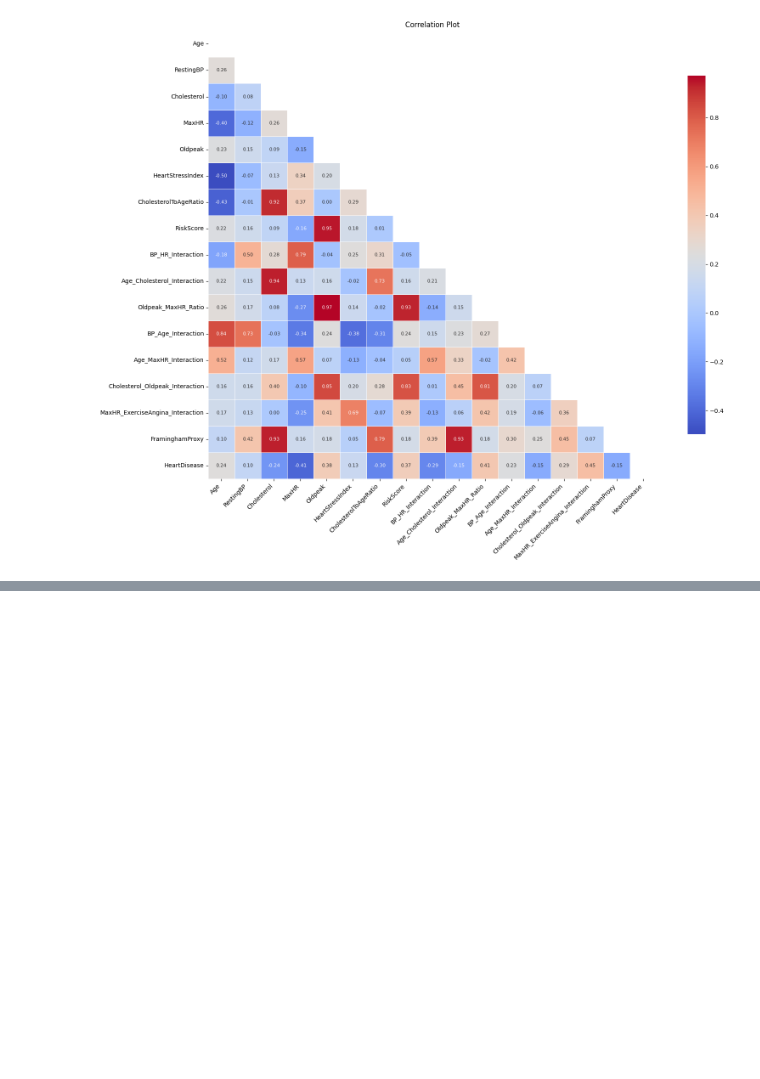
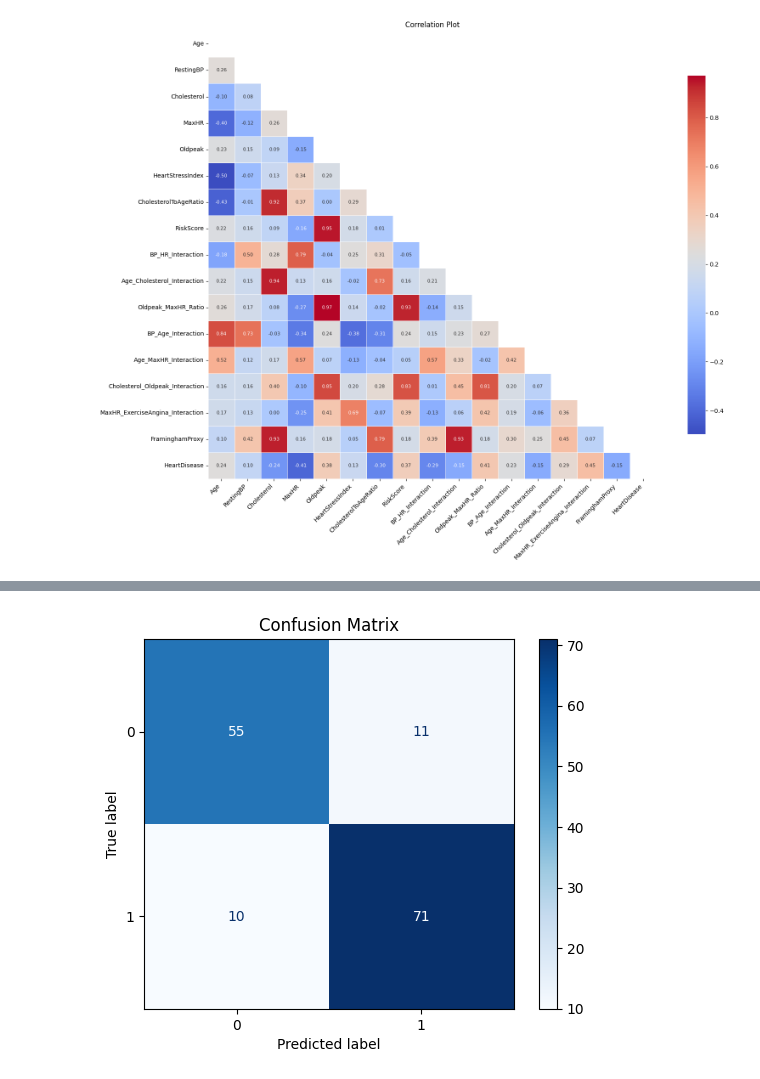
Before and after one commit to aghogho-dev/Heart-Disease-Prediction, a Jupyter notebook: heart-disease.ipynb, the cells around one changed output, grey strips where cells are left out. Drawn from its saved outputs; the diff is of its cells as text; code cells hidden in the pictures; blank space fills up the shorter version.

```diff
--- a/heart-disease.ipynb
+++ b/heart-disease.ipynb
@@ -443,7 +450,7 @@ from sklearn.svm import SVC
 X = df_train.drop(columns=['HeartDisease'])
 y = df_train['HeartDisease']
 
-X_train, X_test, y_train, y_test = train_test_split(X, y, test_size=0.2, random_state=42)
+X_train, X_val, y_train, y_val = train_test_split(X, y, test_size=0.2, stratify=y, random_state=42)
 
 models = {
     'Logistic Regression': LogisticRegression(max_iter=1000),
@@ -453,7 +460,9 @@ models = {
     'SVM': SVC(probability=True),
     'XGBoost': xgb.XGBClassifier(eval_metric='logloss'),
     'Gradient Boosting': GradientBoostingClassifier(),
-    'HistGradient Boosting': HistGradientBoostingClassifier()
+    'HistGradient Boosting': HistGradientBoostingClassifier(),
+    'AdaBoost': AdaBoostClassifier(),
+    'MLPClassifier': MLPClassifier(max_iter=1000)
 }
 
 imputer = SimpleImputer(strategy='constant', fill_value=0)
@@ -470,12 +479,12 @@ for name, model in models.items():
     ])
 
     pipe.fit(X_train, y_train)
-    y_pred = pipe.predict(X_test)
-    y_proba = pipe.predict_proba(X_test)[:, 1]
+    y_pred = pipe.predict(X_val)
+    y_proba = pipe.predict_proba(X_val)[:, 1]
 
-    acc = accuracy_score(y_test, y_pred)
-    f1 = f1_score(y_test, y_pred)
-    auc = roc_auc_score(y_test, y_proba)
+    acc = accuracy_score(y_val, y_pred)
+    f1 = f1_score(y_val, y_pred)
+    auc = roc_auc_score(y_val, y_proba)
 
     results.append({'Model': name, 'Accuracy': acc, 'F1 Score': f1, 'ROC AUC': auc})
 
@@ -494,0 +882,9 @@ print(results_df)
+# %%
+cm = confusion_matrix(y_val, y_pred)
+
+disp = ConfusionMatrixDisplay(confusion_matrix=cm)
+disp.plot(cmap='Blues')
+plt.title("Confusion Matrix")
+plt.show()
+# %% [output]
+[figure, added]
```
Also changed, not shown: parts of 18 cells of this notebook.
